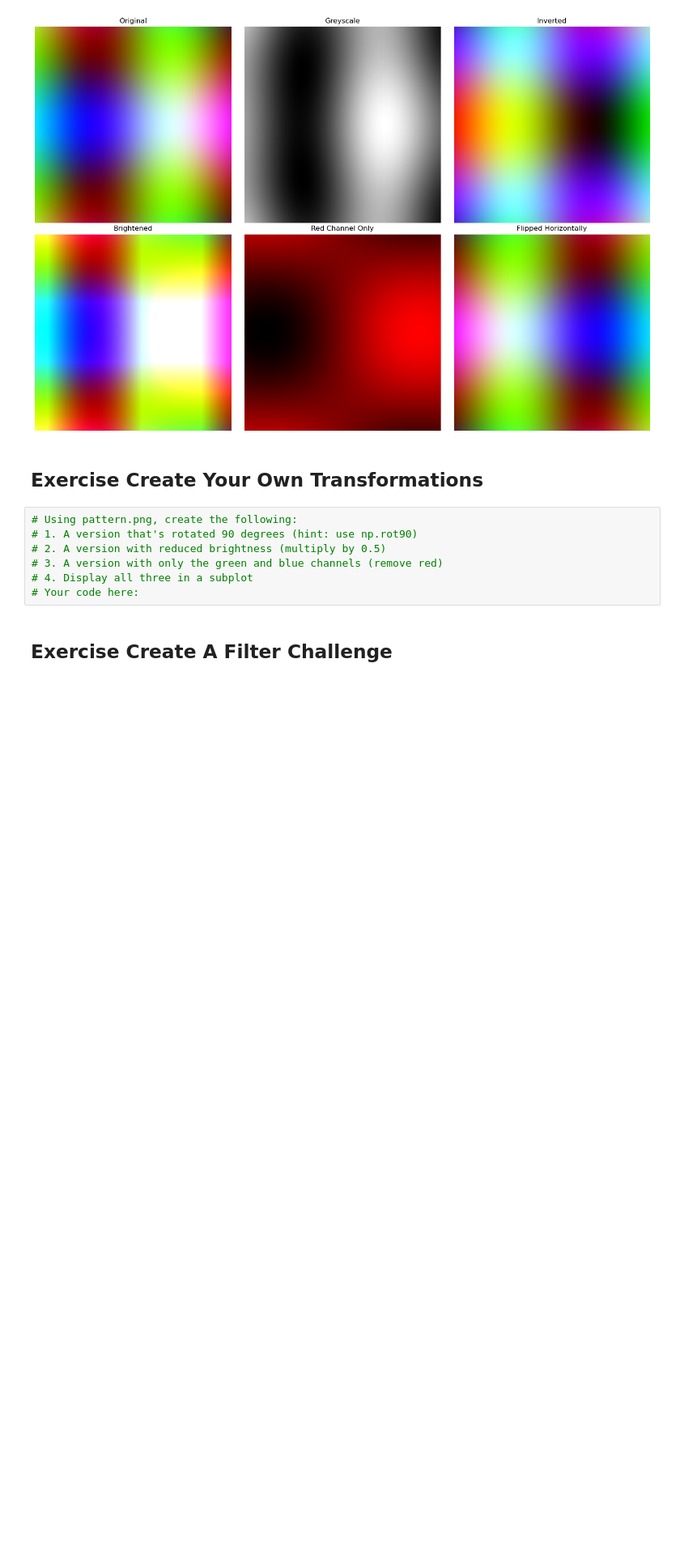
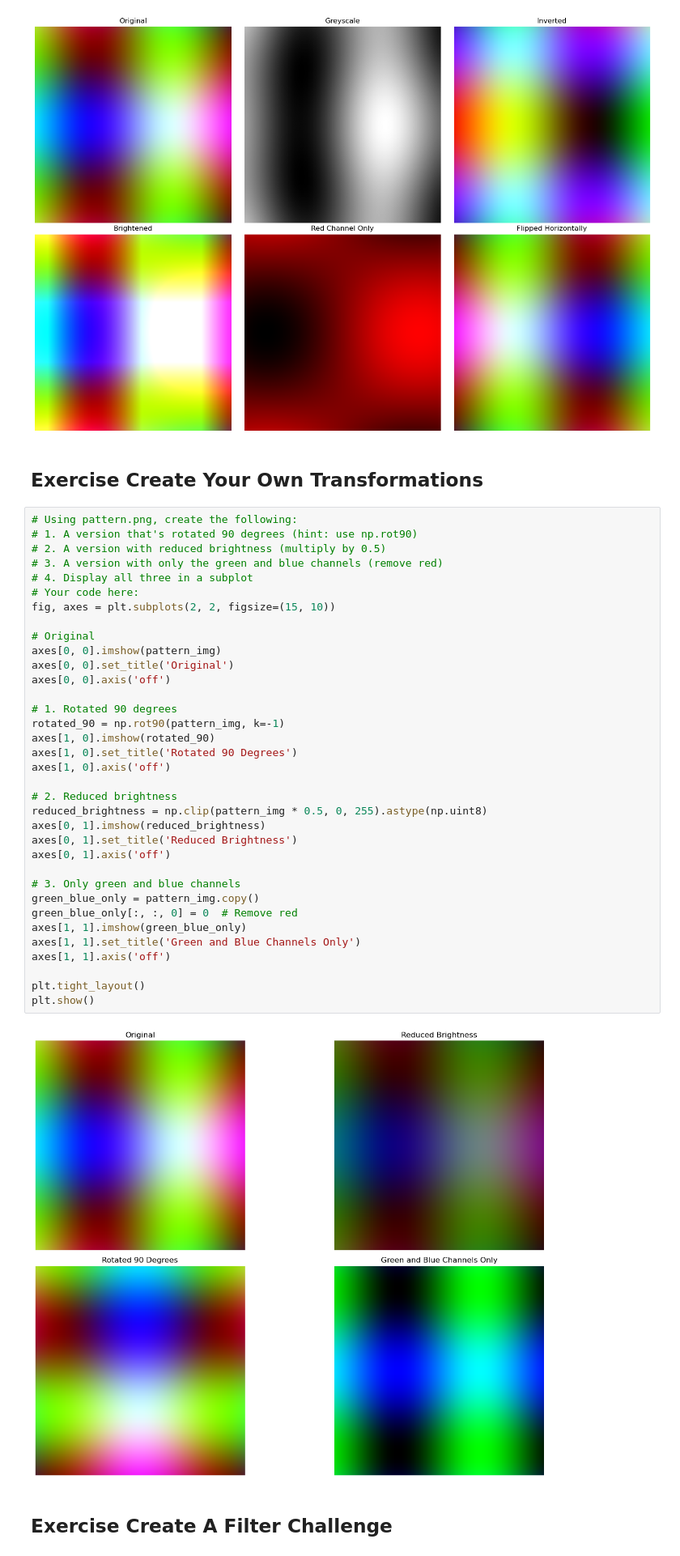
Before and after one commit to MatthewMcCarthy1/machine-learning-labs, a Jupyter notebook: Lab 1/Week 1 Files-20260119/ML_Lab1_Data_Fundamentals.ipynb, the cells around one changed output. Shown at 81% size. Cells and saved outputs as stored; diff of their text form; blank space fills up the shorter version.

```diff
--- a/Lab 1/Week 1 Files-20260119/ML_Lab1_Data_Fundamentals.ipynb
+++ b/Lab 1/Week 1 Files-20260119/ML_Lab1_Data_Fundamentals.ipynb
@@ -1034,10 +1061,40 @@ plt.show()
 # %%
 # Using pattern.png, create the following:
 # 1. A version that's rotated 90 degrees (hint: use np.rot90)
 # 2. A version with reduced brightness (multiply by 0.5)
 # 3. A version with only the green and blue channels (remove red)
 # 4. Display all three in a subplot
 # Your code here:
+fig, axes = plt.subplots(2, 2, figsize=(15, 10))
+
+# Original
+axes[0, 0].imshow(pattern_img)
+axes[0, 0].set_title('Original')
+axes[0, 0].axis('off')
+
+# 1. Rotated 90 degrees
+rotated_90 = np.rot90(pattern_img, k=-1)
+axes[1, 0].imshow(rotated_90)
+axes[1, 0].set_title('Rotated 90 Degrees')
+axes[1, 0].axis('off')
+
+# 2. Reduced brightness
+reduced_brightness = np.clip(pattern_img * 0.5, 0, 255).astype(np.uint8)
+axes[0, 1].imshow(reduced_brightness)
+axes[0, 1].set_title('Reduced Brightness')
+axes[0, 1].axis('off')
+
+# 3. Only green and blue channels
+green_blue_only = pattern_img.copy()
+green_blue_only[:, :, 0] = 0  # Remove red
+axes[1, 1].imshow(green_blue_only)
+axes[1, 1].set_title('Green and Blue Channels Only')
+axes[1, 1].axis('off')
+
+plt.tight_layout()
+plt.show()
+# %% [output]
+[figure, added]
 # %% [markdown]
 ## Exercise Create A Filter Challenge
 # %%
```
Also changed, not shown: parts of 14 cells of this notebook.
